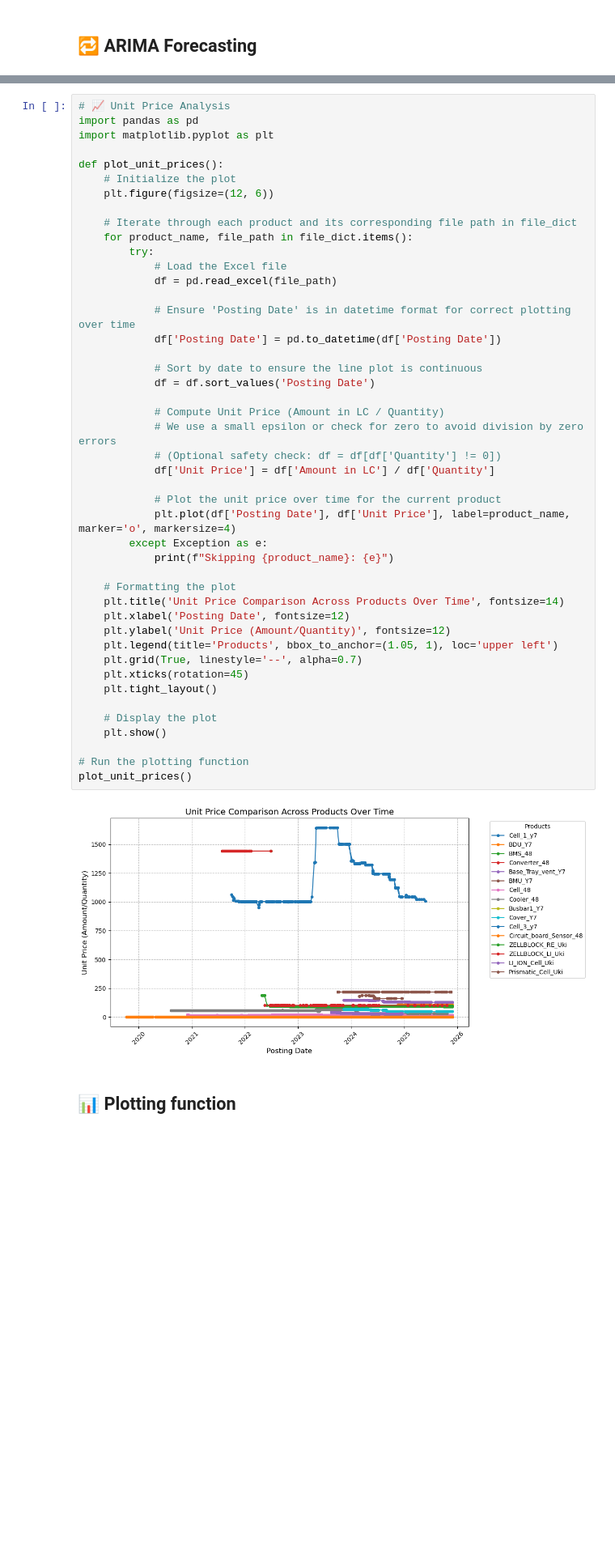
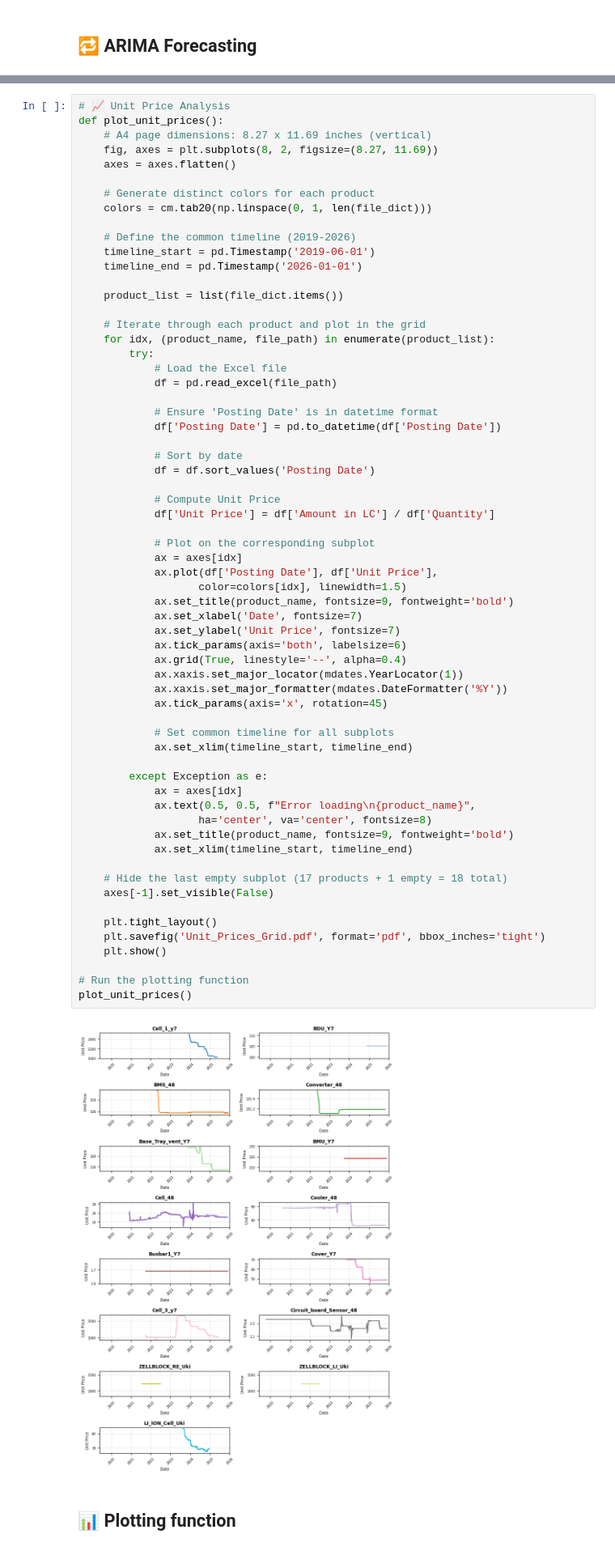
Before and after one commit to zahidul-khan/EV_Battery_Scrap_Value_Prediction, a Jupyter notebook: Ioncor_Oy_Scrap_Value_Forecasting_Dashboard-1.ipynb, the cells around one changed output, grey strips where cells are left out. Shown at 81% size. Saved outputs shown, nothing was run; the diff lists cells and outputs as text; blank space fills up the shorter version.

```diff
--- a/Ioncor_Oy_Scrap_Value_Forecasting_Dashboard-1.ipynb
+++ b/Ioncor_Oy_Scrap_Value_Forecasting_Dashboard-1.ipynb
@@ -96,51 +99,69 @@ def arima_forecast(df):
     return y_true, forecast, rmse, mape
 # %%
 # 📈 Unit Price Analysis
-import pandas as pd
-import matplotlib.pyplot as plt
+def plot_unit_prices():
+    # A4 page dimensions: 8.27 x 11.69 inches (vertical)
+    fig, axes = plt.subplots(8, 2, figsize=(8.27, 11.69))
+    axes = axes.flatten()
 
-def plot_unit_prices():
-    # Initialize the plot
-    plt.figure(figsize=(12, 6))
+    # Generate distinct colors for each product
+    colors = cm.tab20(np.linspace(0, 1, len(file_dict)))
 
-    # Iterate through each product and its corresponding file path in file_dict
-    for product_name, file_path in file_dict.items():
+    # Define the common timeline (2019-2026)
+    timeline_start = pd.Timestamp('2019-06-01')
+    timeline_end = pd.Timestamp('2026-01-01')
+
+    product_list = list(file_dict.items())
+
+    # Iterate through each product and plot in the grid
+    for idx, (product_name, file_path) in enumerate(product_list):
         try:
             # Load the Excel file
             df = pd.read_excel(file_path)
 
-            # Ensure 'Posting Date' is in datetime format for correct plotting over time
+            # Ensure 'Posting Date' is in datetime format
             df['Posting Date'] = pd.to_datetime(df['Posting Date'])
 
-            # Sort by date to ensure the line plot is continuous
+            # Sort by date
             df = df.sort_values('Posting Date')
 
-            # Compute Unit Price (Amount in LC / Quantity)
-            # We use a small epsilon or check for zero to avoid division by zero errors
-            # (Optional safety check: df = df[df['Quantity'] != 0])
+            # Compute Unit Price
             df['Unit Price'] = df['Amount in LC'] / df['Quantity']
 
-            # Plot the unit price over time for the current product
-            plt.plot(df['Posting Date'], df['Unit Price'], label=product_name, marker='o', markersize=4)
+            # Plot on the corresponding subplot
+            ax = axes[idx]
+            ax.plot(df['Posting Date'], df['Unit Price'],
+                   color=colors[idx], linewidth=1.5)
+            ax.set_title(product_name, fontsize=9, fontweight='bold')
+            ax.set_xlabel('Date', fontsize=7)
+            ax.set_ylabel('Unit Price', fontsize=7)
+            ax.tick_params(axis='both', labelsize=6)
+            ax.grid(True, linestyle='--', alpha=0.4)
+            ax.xaxis.set_major_locator(mdates.YearLocator(1))
+            ax.xaxis.set_major_formatter(mdates.DateFormatter('%Y'))
+            ax.tick_params(axis='x', rotation=45)
+
+            # Set common timeline for all subplots
+            ax.set_xlim(timeline_start, timeline_end)
+
         except Exception as e:
-            print(f"Skipping {product_name}: {e}")
+            ax = axes[idx]
+            ax.text(0.5, 0.5, f"Error loading\n{product_name}",
+                   ha='center', va='center', fontsize=8)
+            ax.set_title(product_name, fontsize=9, fontweight='bold')
+            ax.set_xlim(timeline_start, timeline_end)
 
-    # Formatting the plot
-    plt.title('Unit Price Comparison Across Products Over Time', fontsize=14)
-    plt.xlabel('Posting Date', fontsize=12)
-    plt.ylabel('Unit Price (Amount/Quantity)', fontsize=12)
-    plt.legend(title='Products', bbox_to_anchor=(1.05, 1), loc='upper left')
-    plt.grid(True, linestyle='--', alpha=0.7)
-    plt.xticks(rotation=45)
+    # Hide the last empty subplot (17 products + 1 empty = 18 total)
+    axes[-1].set_visible(False)
+
     plt.tight_layout()
-
-    # Display the plot
+    plt.savefig('Unit_Prices_Grid.pdf', format='pdf', bbox_inches='tight')
     plt.show()
 
 # Run the plotting function
 plot_unit_prices()
 # %% [output]
-[figure, old version]
+[figure, new version]
 # %% [markdown]
 ## 📊 Plotting function
 # %%
```
Also changed, not shown: parts of 6 cells of this notebook.
